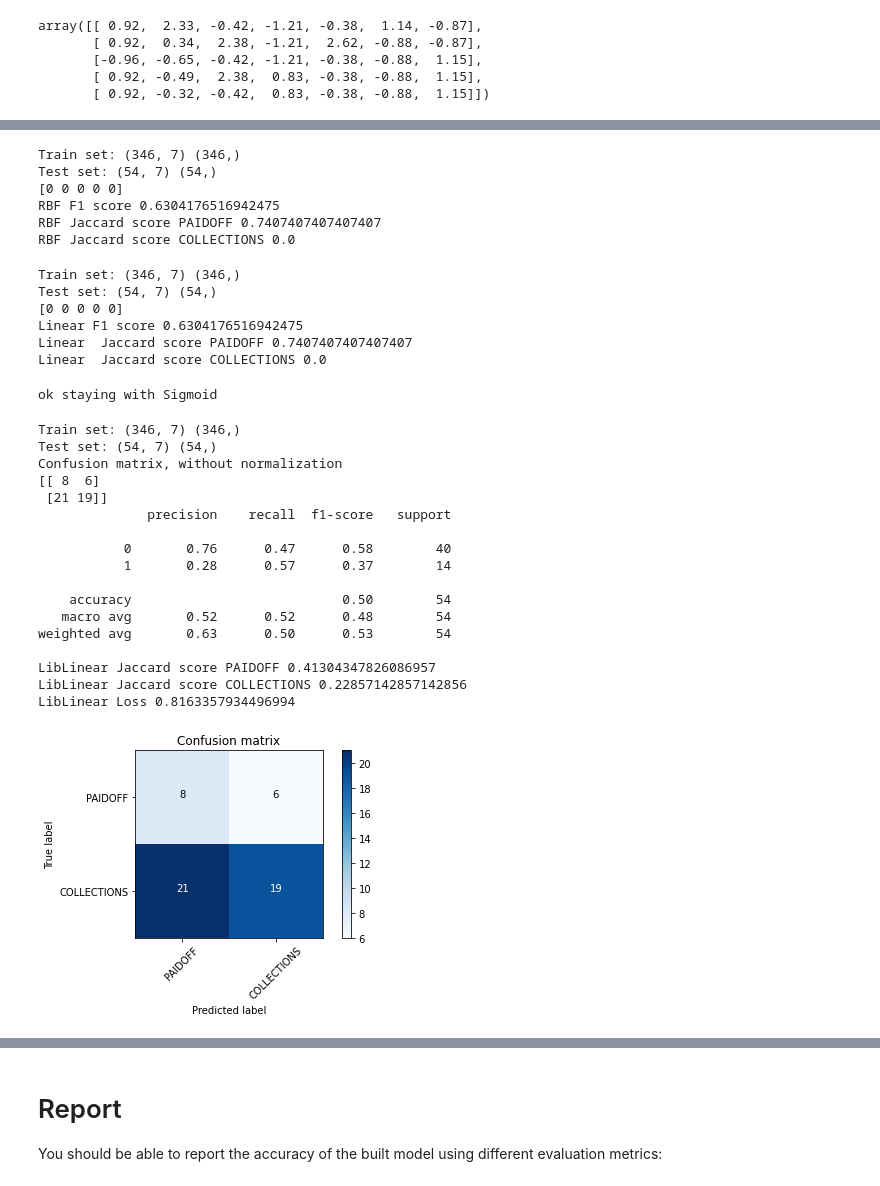
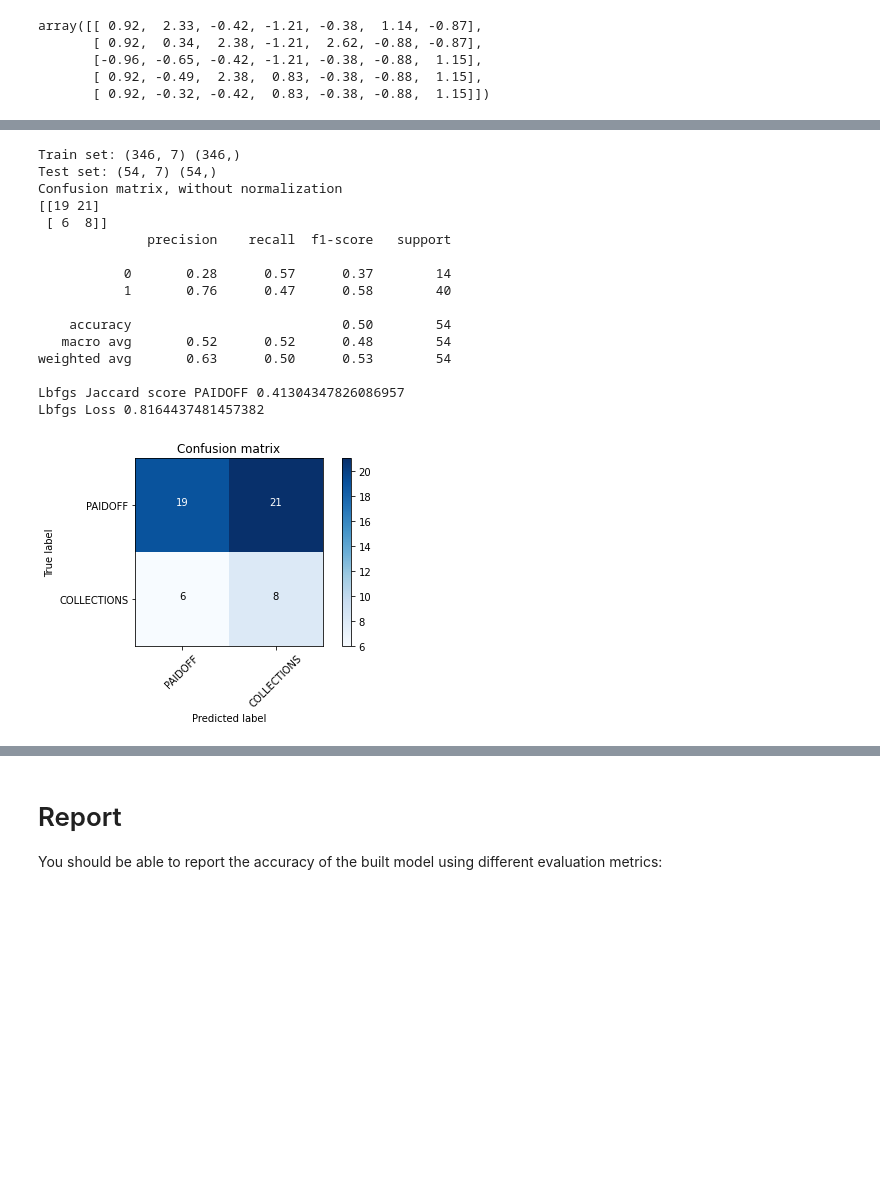
Before and after one commit to mrranck/Mystuff, a Jupyter notebook: Capstone_Notebook_2.ipynb, the cells around one changed output, grey strips where cells are left out. Cells and saved outputs as stored; diff of their text form; code cells hidden in the pictures; blank space fills up the shorter version.

```diff
--- a/Capstone_Notebook_2.ipynb
+++ b/Capstone_Notebook_2.ipynb
@@ -471,7 +476,7 @@ df2 = pd.read_csv('loan_train.csv')
 df2['due_date'] = pd.to_datetime(df2['due_date'])
 df2['effective_date'] = pd.to_datetime(df2['effective_date'])
 df2['Gender'].replace(to_replace=['male','female'], value=[0,1],inplace=True)
-df2['loan_status'].replace(to_replace=['PAIDOFF','COLLECTION'], value=[0,1],inplace=True)
+df2['loan_status'].replace(to_replace=['PAIDOFF','COLLECTION'], value=[1,0],inplace=True)
 #Tried to classify all education levels but this is leading to issues
 #df2['education'].replace(to_replace=['High School or Below','college','Bechalor','Master or Above'], value=[0,1,2,3],inplace=True)
 df2.head()
@@ -991,7 +979,7 @@ test_df2['effective_date'] = pd.to_datetime(test_df2['effective_date'])
 test_df2['dayofweek'] = test_df2['effective_date'].dt.dayofweek
 test_df2['weekend'] = test_df2['dayofweek'].apply(lambda x: 1 if (x>3)  else 0)
 test_df2['Gender'].replace(to_replace=['male','female'], value=[0,1],inplace=True)
-test_df2['loan_status'].replace(to_replace=['PAIDOFF','COLLECTION'], value=[0,1],inplace=True)
+test_df2['loan_status'].replace(to_replace=['PAIDOFF','COLLECTION'], value=[1,0],inplace=True)
 #test_df2['education'].replace(to_replace=['High School or Below','college','Bechalor','Master or Above'], value=[0,1,2,3],inplace=True)
 #do not do this extra speciation for education
 test_df2.head()
@@ -1203,51 +1187,3 @@ Sigmoid Jaccard score COLLECTIONS 0.0
-# %%
-#That's not as great as in the train set only.  Let's try RBF
-print ('Train set:', X2.shape, y2.shape)
-print ('Test set:', test_X2.shape, test_y2.shape)
-svm_rbf = svm.SVC(kernel='rbf')
-svm_rbf.fit(X2, y2)
-y_rbf2 = svm_rbf.predict(test_X2)
-y_rbf2 [0:5]
-print (y_rbf2 [0:5])
-f1_score(test_y2, y_rbf2, average='weighted')
-jaccard_score(test_y2, y_rbf2, pos_label = 0)
-jaccard_score(test_y2, y_rbf2, pos_label = 1)
-print ("RBF F1 score",f1_score(test_y2, y_rbf2, average='weighted'))
-print ("RBF Jaccard score PAIDOFF", jaccard_score(test_y2, y_rbf2, pos_label = 0))
-print ("RBF Jaccard score COLLECTIONS", jaccard_score(test_y2, y_rbf2, pos_label = 1))
-# %% [output]
-Train set: (346, 7) (346,)
-Test set: (54, 7) (54,)
-[0 0 0 0 0]
-RBF F1 score 0.6304176516942475
-RBF Jaccard score PAIDOFF 0.7407407407407407
-RBF Jaccard score COLLECTIONS 0.0
-# %%
-#That's not as great as in the train set only.  Let's try linear
-print ('Train set:', X2.shape, y2.shape)
-print ('Test set:', test_X2.shape, test_y2.shape)
-svm_linear = svm.SVC(kernel='linear')
-svm_linear.fit(X2, y2)
-y_linear2 = svm_linear.predict(test_X2)
-y_linear2 [0:5]
-print (y_linear2 [0:5])
-f1_score(test_y2, y_linear2, average='weighted')
-jaccard_score(test_y2, y_linear2, pos_label = 0)
-jaccard_score(test_y2, y_linear2, pos_label = 1)
-print ("Linear F1 score",f1_score(test_y2, y_linear2, average='weighted'))
-print ("Linear  Jaccard score PAIDOFF", jaccard_score(test_y2, y_linear2, pos_label = 0))
-print ("Linear  Jaccard score COLLECTIONS", jaccard_score(test_y2, y_linear2, pos_label = 1))
-# %% [output]
-Train set: (346, 7) (346,)
-Test set: (54, 7) (54,)
-[0 0 0 0 0]
-Linear F1 score 0.6304176516942475
-Linear  Jaccard score PAIDOFF 0.7407407407407407
-Linear  Jaccard score COLLECTIONS 0.0
-# %%
-print ("ok staying with Sigmoid")
-# %% [output]
-ok staying with Sigmoid
 # %%
 #Last up - Logistic
 from sklearn.metrics import log_loss
@@ -1263,43 +1199,41 @@ print ('Train set:', X2.shape, y2.shape)
 print ('Test set:', test_X2.shape, test_y2.shape)
 #Lbfgs did the best on just the train set
 #Lbfgs optimizer
 from sklearn.linear_model import LogisticRegression
 from sklearn.metrics import confusion_matrix
-#LR_fgs2 = LogisticRegression(C=0.01, solver='lbfgs', multi_class='multinomial', random_state =0).fit(X2,y2)
-LR_fgs2 = LogisticRegression(C=1000, solver='lbfgs', multi_class='multinomial', random_state =0).fit(X2,y2)
+LR_fgs2 = LogisticRegression(C=500, solver='lbfgs', multi_class='multinomial', random_state =0,max_iter=1000).fit(X2,y2)
+#LR_fgs2 = LogisticRegression(C=.02, solver='lbfgs'). fit(X2,y2)
 y_LR_fgs2 = LR_fgs2.predict(test_X2)
 y_LR_fgs2_prob = LR_fgs2.predict_proba(test_X2)
 jaccard_score(test_y2, y_LR_fgs2, pos_label = 0)
 jaccard_score(test_y2, y_LR_fgs2, pos_label = 1)
 #Compute confusion matrix
 cnf_matrix = confusion_matrix(test_y2, y_LR_fgs2, labels=[1,0])
 np.set_printoptions(precision=2)
 # Plot non-normalized confusion matrix
 plt.figure()
 plot_confusion_matrix(cnf_matrix, classes=['PAIDOFF','COLLECTIONS'],normalize=False, title='Confusion matrix')
 print (classification_report(test_y2, y_LR_fgs2))
 #log loss
 log_loss(test_y2, y_LR_fgs2_prob)
 #printing
-print ("LibLinear Jaccard score PAIDOFF", jaccard_score(test_y2, y_LR_fgs2, pos_label = 0))
-print ("LibLinear Jaccard score COLLECTIONS", jaccard_score(test_y2, y_LR_fgs2, pos_label = 1))
-print ("LibLinear Loss",log_loss(test_y2, y_LR_fgs2_prob))
+print ("Lbfgs Jaccard score PAIDOFF", jaccard_score(test_y2, y_LR_fgs2, pos_label = 1))
+print ("Lbfgs Loss",log_loss(test_y2, y_LR_fgs2_prob))
 # %% [output]
 Train set: (346, 7) (346,)
 Test set: (54, 7) (54,)
 Confusion matrix, without normalization
-[[ 8  6]
- [21 19]]
+[[19 21]
+ [ 6  8]]
               precision    recall  f1-score   support
 
-           0       0.76      0.47      0.58        40
-           1       0.28      0.57      0.37        14
+           0       0.28      0.57      0.37        14
+           1       0.76      0.47      0.58        40
 
     accuracy                           0.50        54
    macro avg       0.52      0.52      0.48        54
 weighted avg       0.63      0.50      0.53        54
 
-LibLinear Jaccard score PAIDOFF 0.41304347826086957
-LibLinear Jaccard score COLLECTIONS 0.22857142857142856
-LibLinear Loss 0.8163357934496994
+Lbfgs Jaccard score PAIDOFF 0.41304347826086957
+Lbfgs Loss 0.8164437481457382
-[figure, old version]
+[figure, new version]
```
Also changed, not shown: parts of 38 cells of this notebook.
